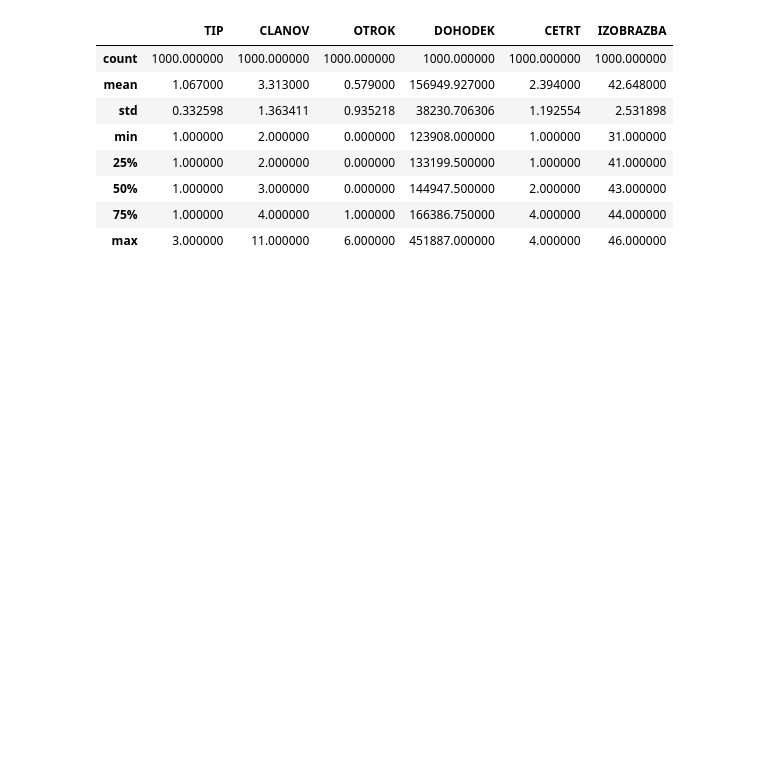
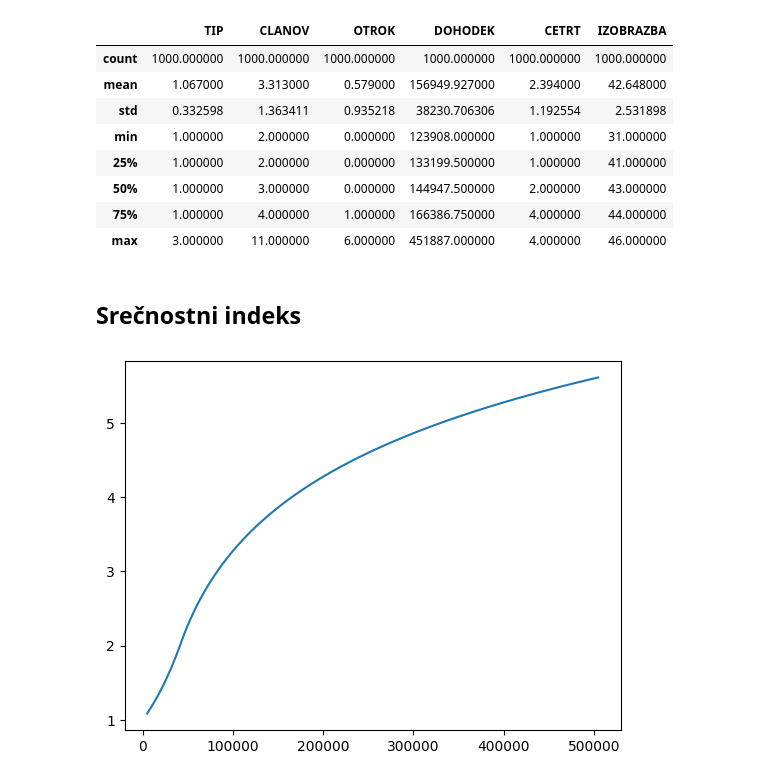
Before and after one commit to MartinZust123/Analysis-of-data-about-Kibergrad, a Jupyter notebook: Priloge/Kibergrad_analiza.ipynb, the cells around one changed output. Cells and saved outputs as stored; diff of their text form; code cells hidden in the pictures; blank space fills up the shorter version.

Commit message:
Dodal indeks srečnosti in narisal histogram

```diff
--- a/Priloge/Kibergrad_analiza.ipynb
+++ b/Priloge/Kibergrad_analiza.ipynb
@@ -163,3 +163,33 @@ bogati.describe()
 | 50% | 1.000000 | 3.000000 | 0.000000 | 144947.500000 | 2.000000 | 43.000000 |
 | 75% | 1.000000 | 4.000000 | 1.000000 | 166386.750000 | 4.000000 | 44.000000 |
 | max | 3.000000 | 11.000000 | 6.000000 | 451887.000000 | 4.000000 | 46.000000 |
+# %% [markdown]
+## Srečnostni indeks
+# %%
+import math
+u_doh = int(df["DOHODEK"].mean())
+u_izo = float(df["IZOBRAZBA"].mean())
+def funkcija(x):
+    if x < u_doh:
+        return 2**(x /u_doh)
+    else:
+        return 2 + math.log(1 + (x - u_doh)/u_doh, 2)
+# %%
+import numpy as np
+x_values = []
+t = 5000
+for i in range(1000):
+    x_values.append(t)
+    t += 500
+
+y_values = []
+for e in x_values:
+    y_values.append(funkcija(e))
+
+x_os = np.array(x_values)
+y_os = np.array(y_values)
+
+plt.plot(x_os, y_os)
+plt.show()
+# %% [output]
+[figure, added]
```
Also changed, not shown: parts of 4 cells of this notebook.
